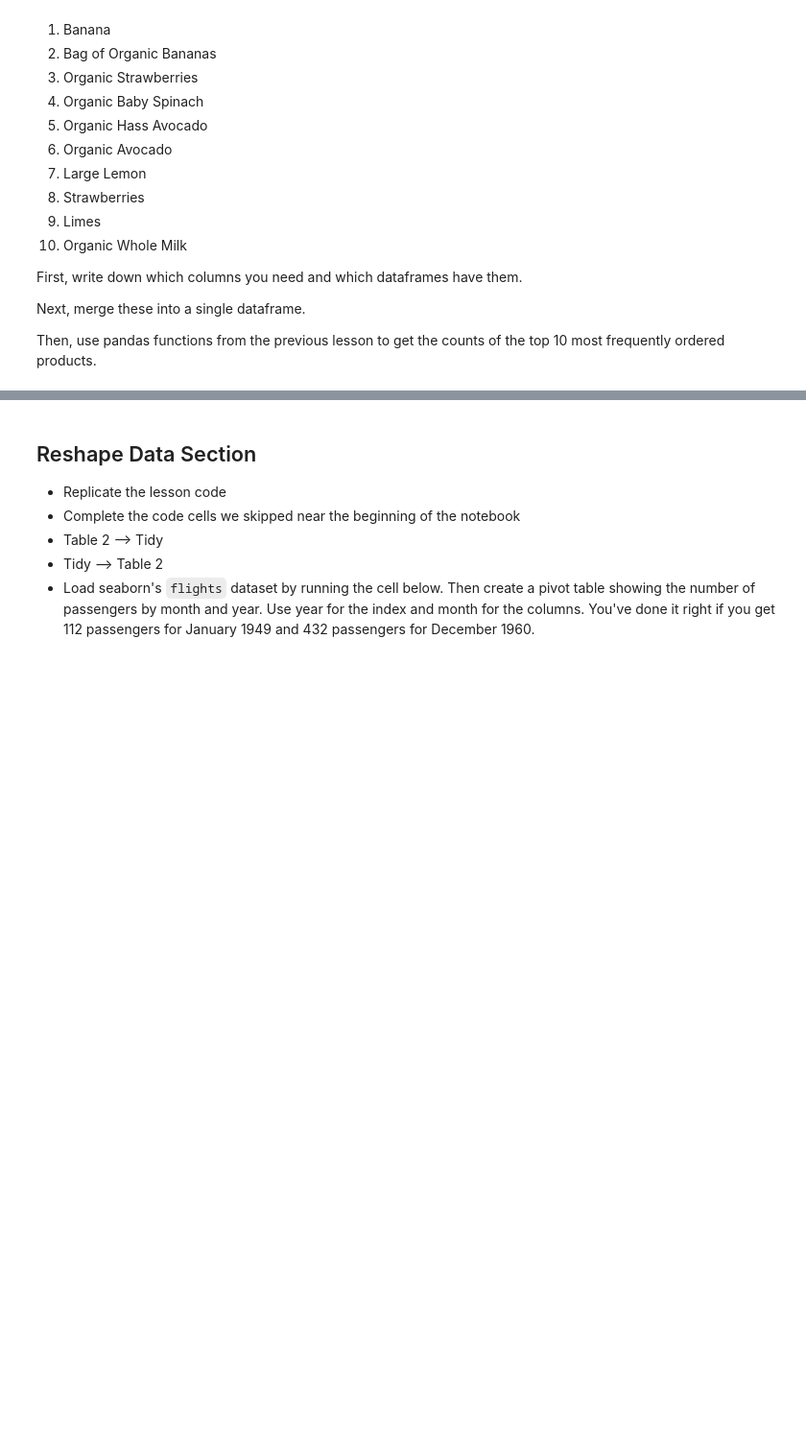
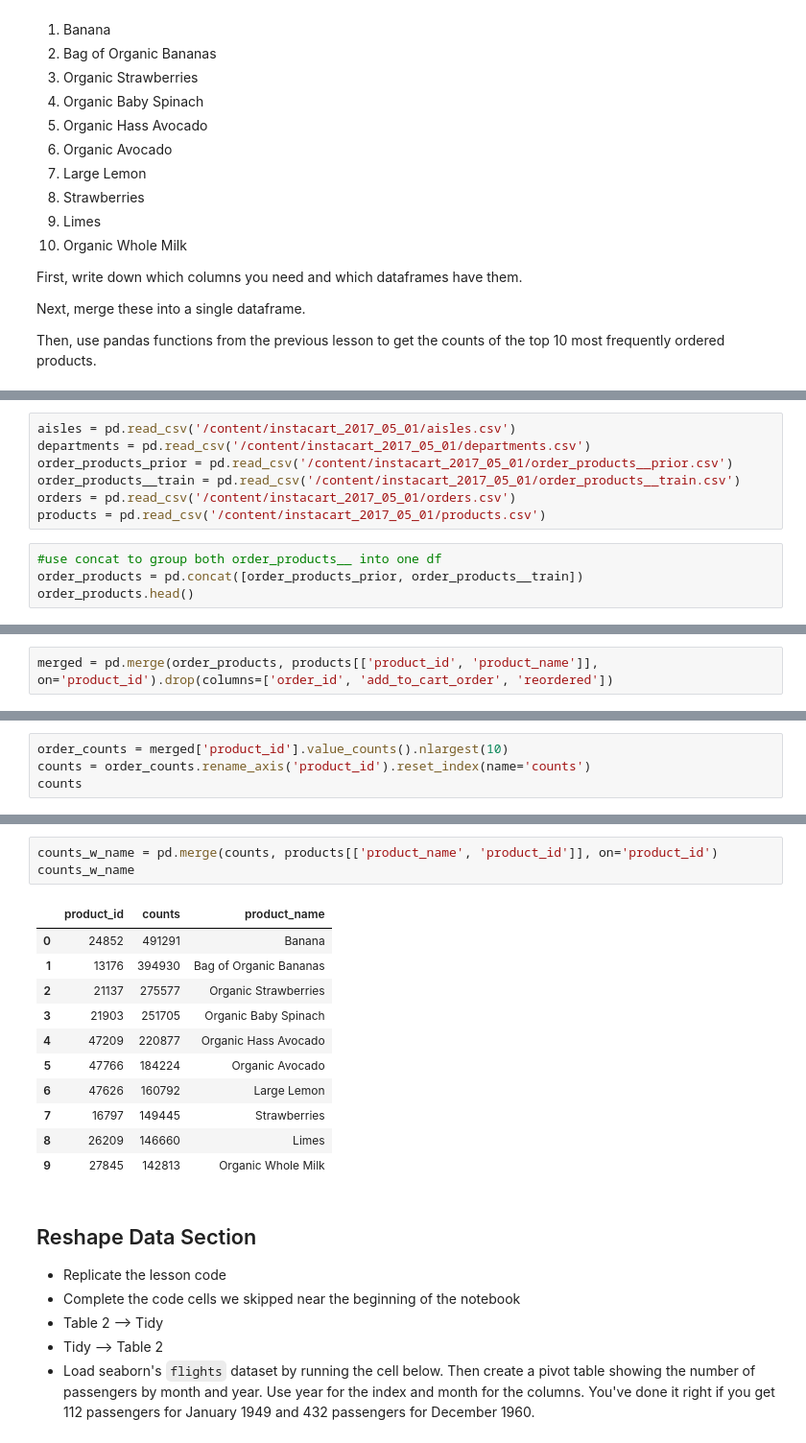
Before and after one commit to bloominstituteoftechnology/DS-Unit-1-Sprint-2-Data-Wrangling-and-Storytelling, a Jupyter notebook: module1-join-and-reshape-data/LS_DS_121_Join_and_Reshape_Data_Assignment.ipynb, the cells around one changed output, grey strips where cells are left out. Shown at 96% size. Drawn from its saved outputs; the diff is of its cells as text; blank space fills up the shorter version.

```diff
--- a/module1-join-and-reshape-data/LS_DS_121_Join_and_Reshape_Data_Assignment.ipynb
+++ b/module1-join-and-reshape-data/LS_DS_121_Join_and_Reshape_Data_Assignment.ipynb
@@ -95,0 +96,11 @@ Then, use pandas functions from the previous lesson to get the counts of the top
+# %%
+aisles = pd.read_csv('/content/instacart_2017_05_01/aisles.csv')
+departments = pd.read_csv('/content/instacart_2017_05_01/departments.csv')
+order_products_prior = pd.read_csv('/content/instacart_2017_05_01/order_products__prior.csv')
+order_products__train = pd.read_csv('/content/instacart_2017_05_01/order_products__train.csv')
+orders = pd.read_csv('/content/instacart_2017_05_01/orders.csv')
+products = pd.read_csv('/content/instacart_2017_05_01/products.csv')
+# %%
+#use concat to group both order_products__ into one df
+order_products = pd.concat([order_products_prior, order_products__train])
+order_products.head()
@@ -95,0 +127,2 @@ Then, use pandas functions from the previous lesson to get the counts of the top
+# %%
+merged = pd.merge(order_products, products[['product_id', 'product_name']], on='product_id').drop(columns=['order_id', 'add_to_cart_order', 'reordered'])
@@ -95,0 +138,4 @@ Then, use pandas functions from the previous lesson to get the counts of the top
+# %%
+order_counts = merged['product_id'].value_counts().nlargest(10)
+counts = order_counts.rename_axis('product_id').reset_index(name='counts')
+counts
@@ -96,3 +154,18 @@ Then, use pandas functions from the previous lesson to get the counts of the top
+# %%
+counts_w_name = pd.merge(counts, products[['product_name', 'product_id']], on='product_id')
+counts_w_name
+# %% [output]
+|  | product_id | counts | product_name |
+| 0 | 24852 | 491291 | Banana |
+| 1 | 13176 | 394930 | Bag of Organic Bananas |
+| 2 | 21137 | 275577 | Organic Strawberries |
+| 3 | 21903 | 251705 | Organic Baby Spinach |
+| 4 | 47209 | 220877 | Organic Hass Avocado |
+| 5 | 47766 | 184224 | Organic Avocado |
+| 6 | 47626 | 160792 | Large Lemon |
+| 7 | 16797 | 149445 | Strawberries |
+| 8 | 26209 | 146660 | Limes |
+| 9 | 27845 | 142813 | Organic Whole Milk |
 # %% [markdown]
 ## Reshape Data Section
 
```
Also changed, not shown: parts of 19 cells of this notebook.
